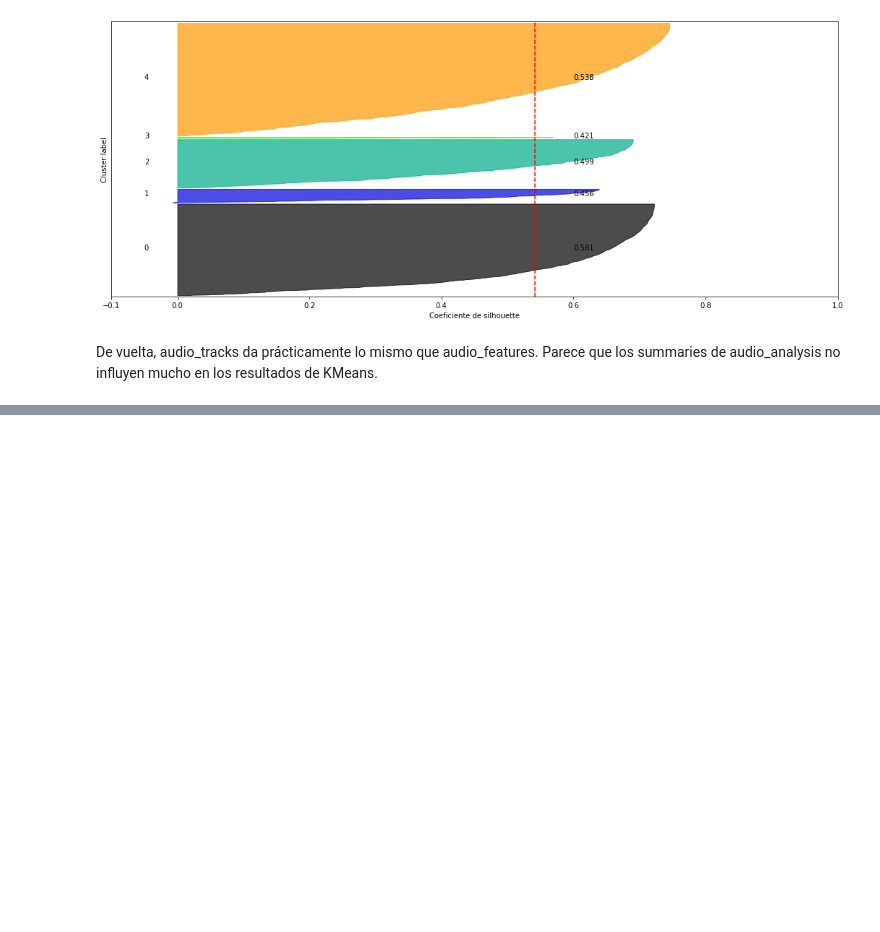
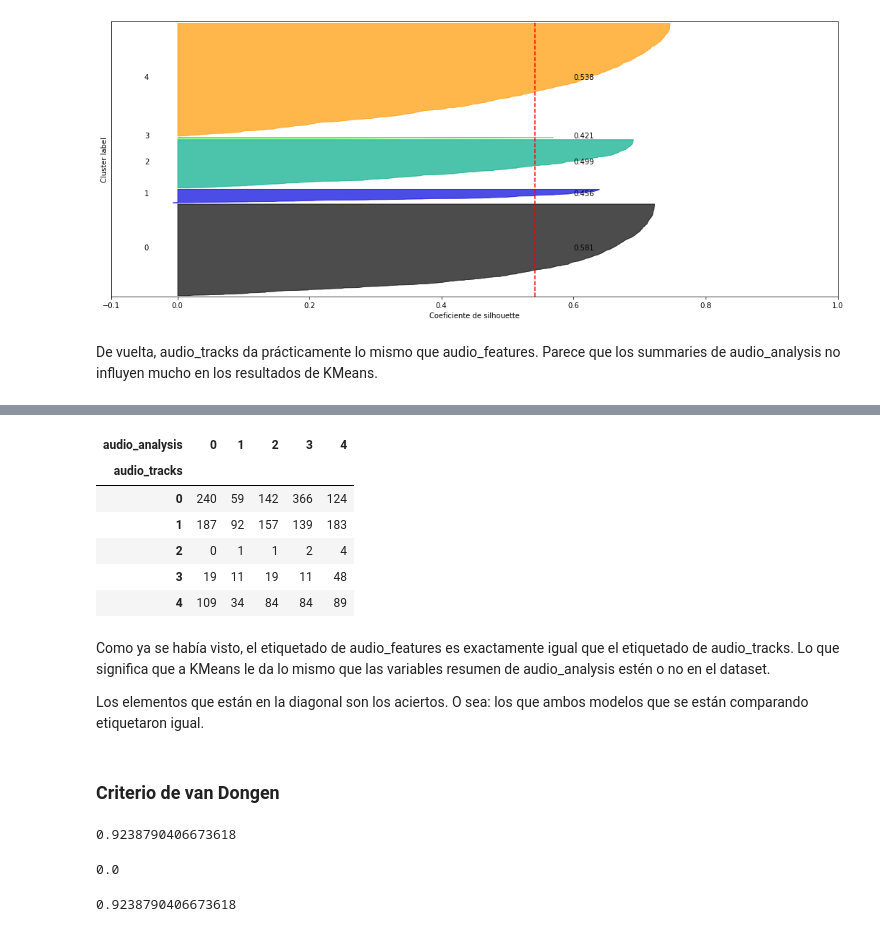
Before and after one commit to elfrasco/dmcyt_tp1, a Jupyter notebook: TP1/TP1_KMeans.ipynb, the cells around one changed output, grey strips where cells are left out. Cells and saved outputs as stored; diff of their text form; code cells hidden in the pictures; blank space fills up the shorter version.

```diff
--- a/TP1/TP1_KMeans.ipynb
+++ b/TP1/TP1_KMeans.ipynb
@@ -201,0 +256,31 @@ De vuelta, audio_tracks da prácticamente lo mismo que audio_features. Parece qu
+# %%
+# Matriz de confusión: audio_tracks VS audio_analysis
+tmp3 = pd.DataFrame({'audio_tracks': km_audio_tracks.labels_, 'audio_analysis': km_audio_analysis.labels_})
+ct3 = pd.crosstab(tmp3['audio_tracks'], tmp3['audio_analysis'])
+ct3
+# %% [output]
+| audio_analysis | 0 | 1 | 2 | 3 | 4 |
+| audio_tracks |  |  |  |  |  |
+| 0 | 240 | 59 | 142 | 366 | 124 |
+| 1 | 187 | 92 | 157 | 139 | 183 |
+| 2 | 0 | 1 | 1 | 2 | 4 |
+| 3 | 19 | 11 | 19 | 11 | 48 |
+| 4 | 109 | 34 | 84 | 84 | 89 |
+# %% [markdown]
+Como ya se había visto, el etiquetado de audio_features es exactamente igual que el etiquetado de audio_tracks. Lo que significa que a KMeans le da lo mismo que las variables resumen de audio_analysis estén o no en el dataset.
+
+Los elementos que están en la diagonal son los aciertos. O sea: los que ambos modelos que se están comparando etiquetaron igual.
+# %% [markdown]
+### Criterio de van Dongen
+# %%
+vanDongen(ct1)
+# %% [output]
+0.9238790406673618
+# %%
+vanDongen(ct2)
+# %% [output]
+0.0
+# %%
+vanDongen(ct3)
+# %% [output]
+0.9238790406673618
```
Also changed, not shown: parts of 26 cells of this notebook.
